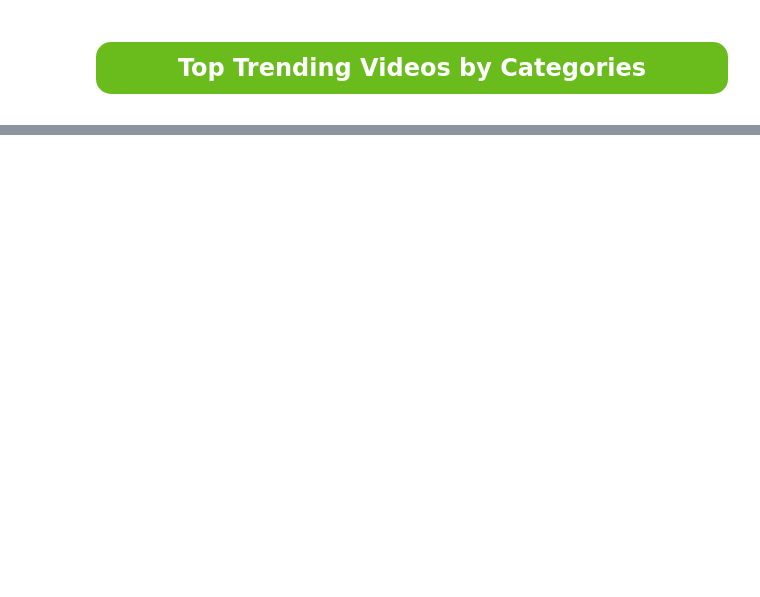
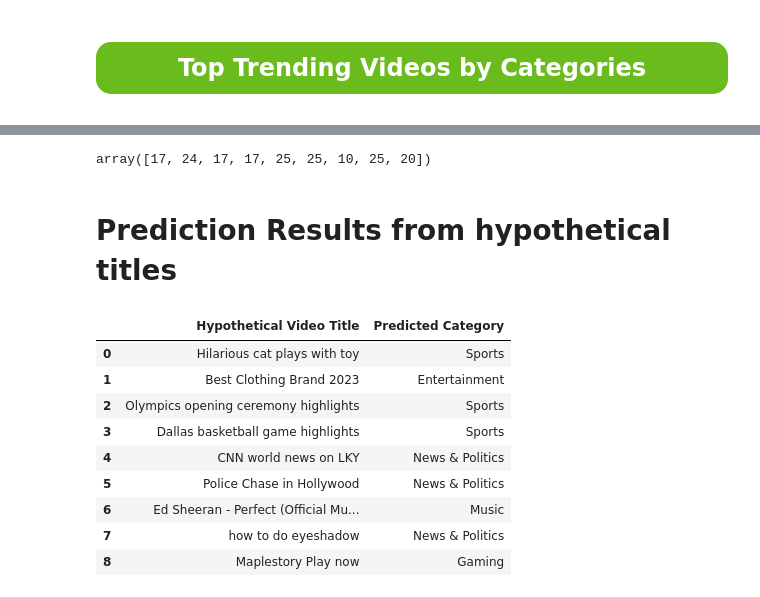
Before and after one commit to jhmarkkk/Youtube_Analysis, a Jupyter notebook: C.ipynb, the cells around one changed output, grey strips where cells are left out. Drawn from its saved outputs; the diff is of its cells as text; code cells hidden in the pictures; blank space fills up the shorter version.

```diff
--- a/C.ipynb
+++ b/C.ipynb
@@ -169,0 +703,41 @@ Name: hour, dtype: int64
+# %%
+Titles_counts = vector.transform(Titles)
+Predict = NB_Model.predict(Titles_counts)
+Predict
+# %% [output]
+array([17, 24, 17, 17, 25, 25, 10, 25, 20])
+# %%
+CategoryNamesList = []
+for Category_ID in Predict:
+    MatchingCategories = [x for x in CategoryDictionary if x["id"] == str(Category_ID)]
+    if MatchingCategories:
+        CategoryNamesList.append(MatchingCategories[0]["title"])
+# %%
+TitleDataFrame = []
+for i in range(0, len(Titles)):
+    TitleToCategories = {'Category': CategoryNamesList[i],'Title': Titles[i]}
+    TitleDataFrame.append(TitleToCategories)
+# %%
+PredictDF = pd.DataFrame(Predict)
+TitleDF = pd.DataFrame(TitleDataFrame)
+PreFinalDF = pd.concat([PredictDF, TitleDF], axis=1)
+PreFinalDF.columns = (['Categ_ID', 'Predicted Category', 'Hypothetical Video Title'])
+FinalDF = PreFinalDF.drop(['Categ_ID'],axis=1)
+cols = FinalDF.columns.tolist()
+cols = cols[-1:] + cols[:-1]
+FinalDF= FinalDF[cols]
+# %% [markdown]
+# Prediction Results from hypothetical titles
+# %%
+FinalDF
+# %% [output]
+|  | Hypothetical Video Title | Predicted Category |
+| 0 | Hilarious cat plays with toy | Sports |
+| 1 | Best Clothing Brand 2023 | Entertainment |
+| 2 | Olympics opening ceremony highlights | Sports |
+| 3 | Dallas basketball game highlights | Sports |
+| 4 | CNN world news on LKY | News & Politics |
+| 5 | Police Chase in Hollywood | News & Politics |
+| 6 | Ed Sheeran - Perfect (Official Mu... | Music |
+| 7 | how to do eyeshadow | News & Politics |
+| 8 | Maplestory Play now | Gaming |
```
Also changed, not shown: parts of 64 cells of this notebook.
